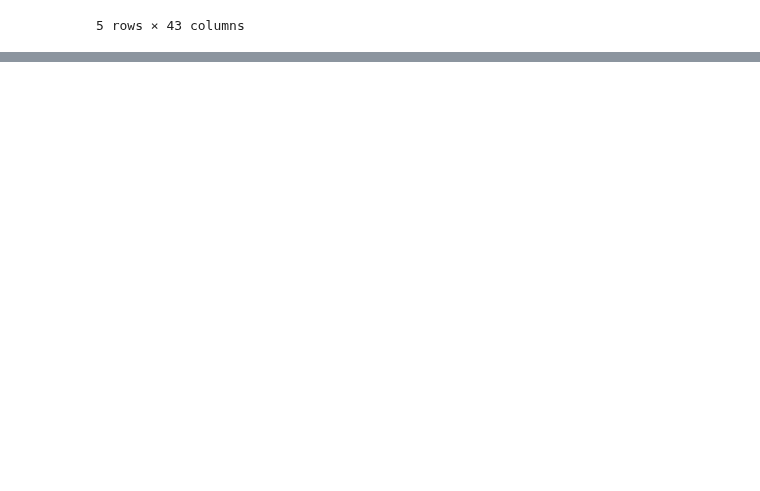
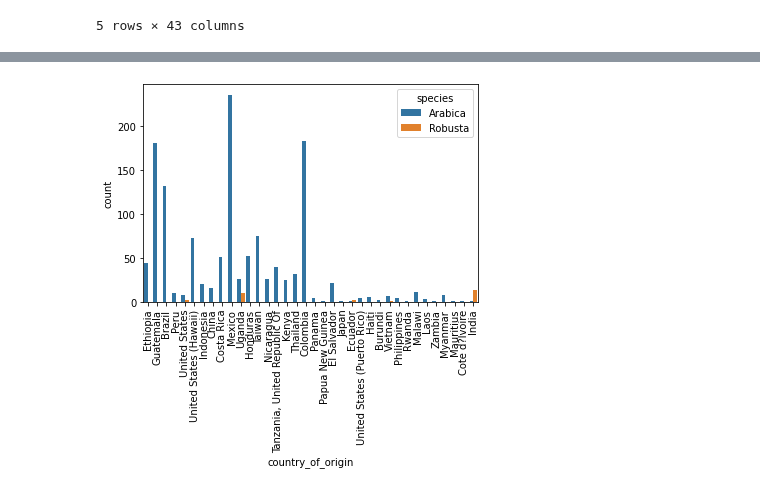
Before and after one commit to Starburned7/data-analytics-projects, a Jupyter notebook: coffee_types.ipynb, the cells around one changed output, grey strips where cells are left out. Drawn from its saved outputs; the diff is of its cells as text; code cells hidden in the pictures; blank space fills up the shorter version.

```diff
--- a/coffee_types.ipynb
+++ b/coffee_types.ipynb
@@ -15,0 +62,5 @@ df.head()
+# %%
+sns.countplot(x='country_of_origin', data=df, hue='species');
+plt.xticks(rotation=90);
+# %% [output]
+[figure, added]
```
Also changed, not shown: parts of 4 cells of this notebook.
